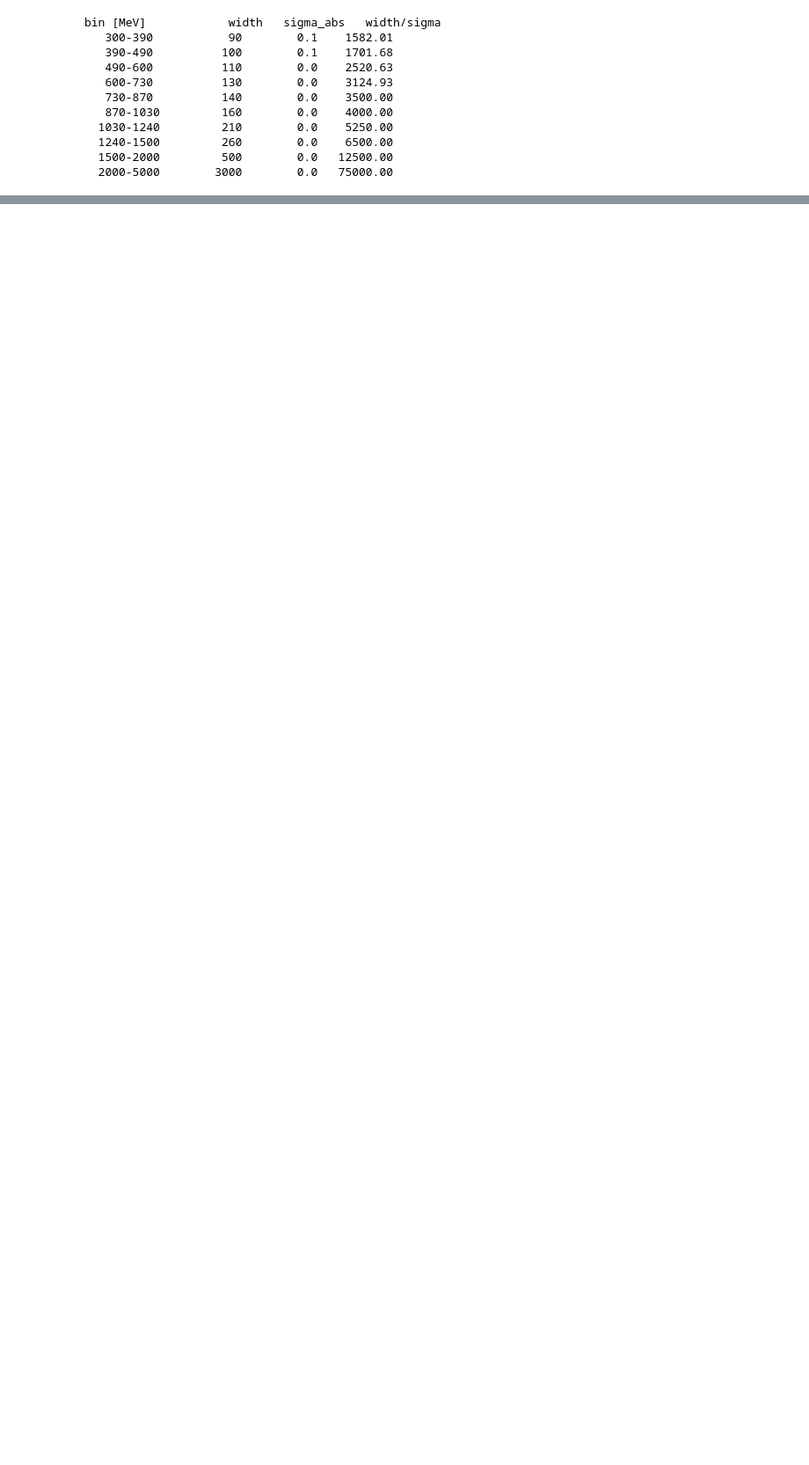
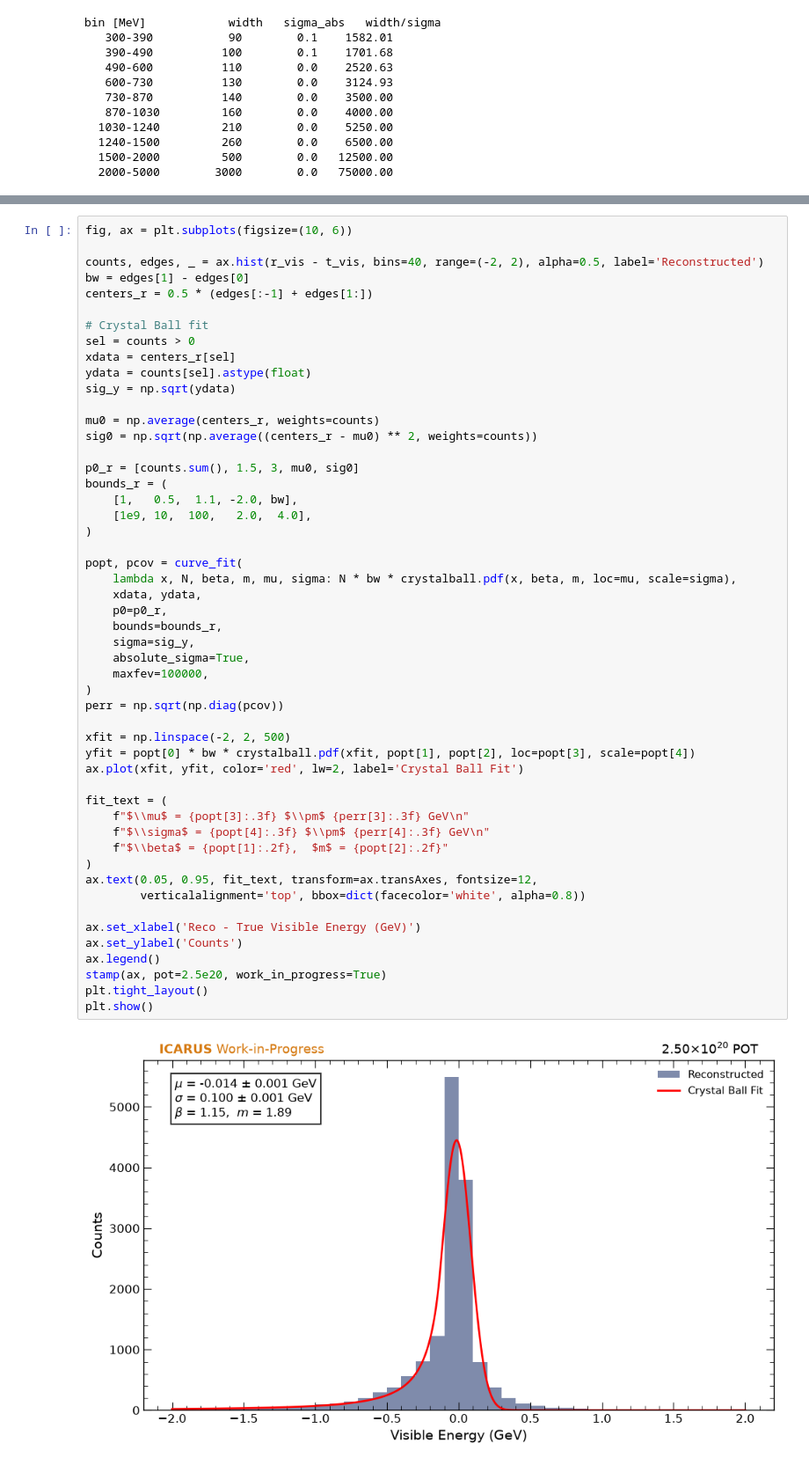
Before and after one commit to justinjmueller/medulla, a Jupyter notebook: analysis/binning.ipynb, the cells around one changed output, grey strips where cells are left out. Shown at 88% size. Cells and saved outputs as stored; diff of their text form; blank space fills up the shorter version.

```diff
--- a/analysis/binning.ipynb
+++ b/analysis/binning.ipynb
@@ -909,0 +941,53 @@ bin [MeV]            width   sigma_abs   width/sigma
+# %%
+fig, ax = plt.subplots(figsize=(10, 6))
+
+counts, edges, _ = ax.hist(r_vis - t_vis, bins=40, range=(-2, 2), alpha=0.5, label='Reconstructed')
+bw = edges[1] - edges[0]
+centers_r = 0.5 * (edges[:-1] + edges[1:])
+
+# Crystal Ball fit
+sel = counts > 0
+xdata = centers_r[sel]
+ydata = counts[sel].astype(float)
+sig_y = np.sqrt(ydata)
+
+mu0 = np.average(centers_r, weights=counts)
+sig0 = np.sqrt(np.average((centers_r - mu0) ** 2, weights=counts))
+
+p0_r = [counts.sum(), 1.5, 3, mu0, sig0]
+bounds_r = (
+    [1,   0.5,  1.1, -2.0, bw],
+    [1e9, 10,  100,   2.0,  4.0],
+)
+
+popt, pcov = curve_fit(
+    lambda x, N, beta, m, mu, sigma: N * bw * crystalball.pdf(x, beta, m, loc=mu, scale=sigma),
+    xdata, ydata,
+    p0=p0_r,
+    bounds=bounds_r,
+    sigma=sig_y,
+    absolute_sigma=True,
+    maxfev=100000,
+)
+perr = np.sqrt(np.diag(pcov))
+
+xfit = np.linspace(-2, 2, 500)
+yfit = popt[0] * bw * crystalball.pdf(xfit, popt[1], popt[2], loc=popt[3], scale=popt[4])
+ax.plot(xfit, yfit, color='red', lw=2, label='Crystal Ball Fit')
+
+fit_text = (
+    f"$\\mu$ = {popt[3]:.3f} $\\pm$ {perr[3]:.3f} GeV\n"
+    f"$\\sigma$ = {popt[4]:.3f} $\\pm$ {perr[4]:.3f} GeV\n"
+    f"$\\beta$ = {popt[1]:.2f},  $m$ = {popt[2]:.2f}"
+)
+ax.text(0.05, 0.95, fit_text, transform=ax.transAxes, fontsize=12,
+        verticalalignment='top', bbox=dict(facecolor='white', alpha=0.8))
+
+ax.set_xlabel('Reco - True Visible Energy (GeV)')
+ax.set_ylabel('Counts')
+ax.legend()
+stamp(ax, pot=2.5e20, work_in_progress=True)
+plt.tight_layout()
+plt.show()
+# %% [output]
+[figure, added]
```
Also changed, not shown: parts of 15 cells of this notebook, 51 other files.
